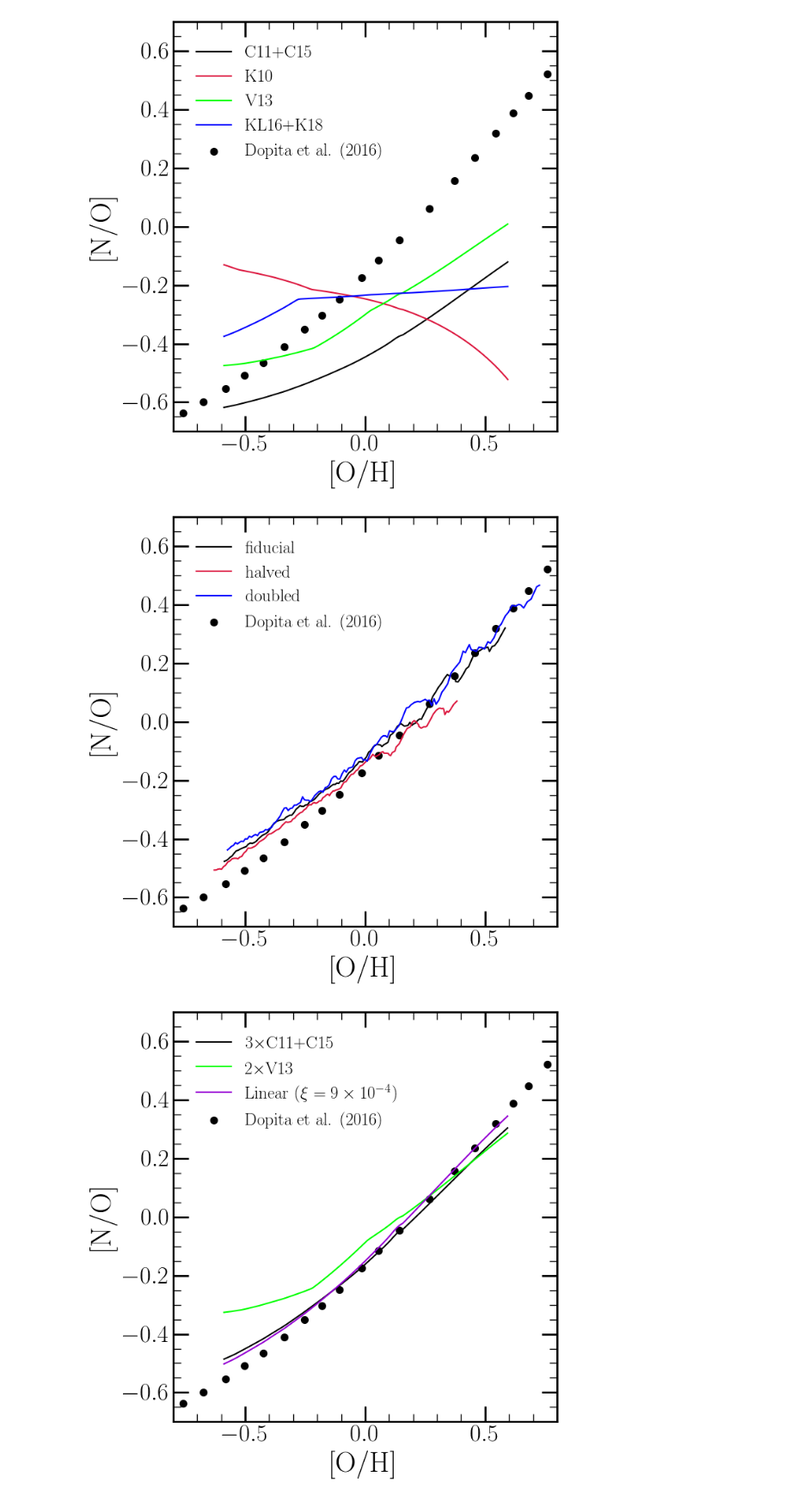
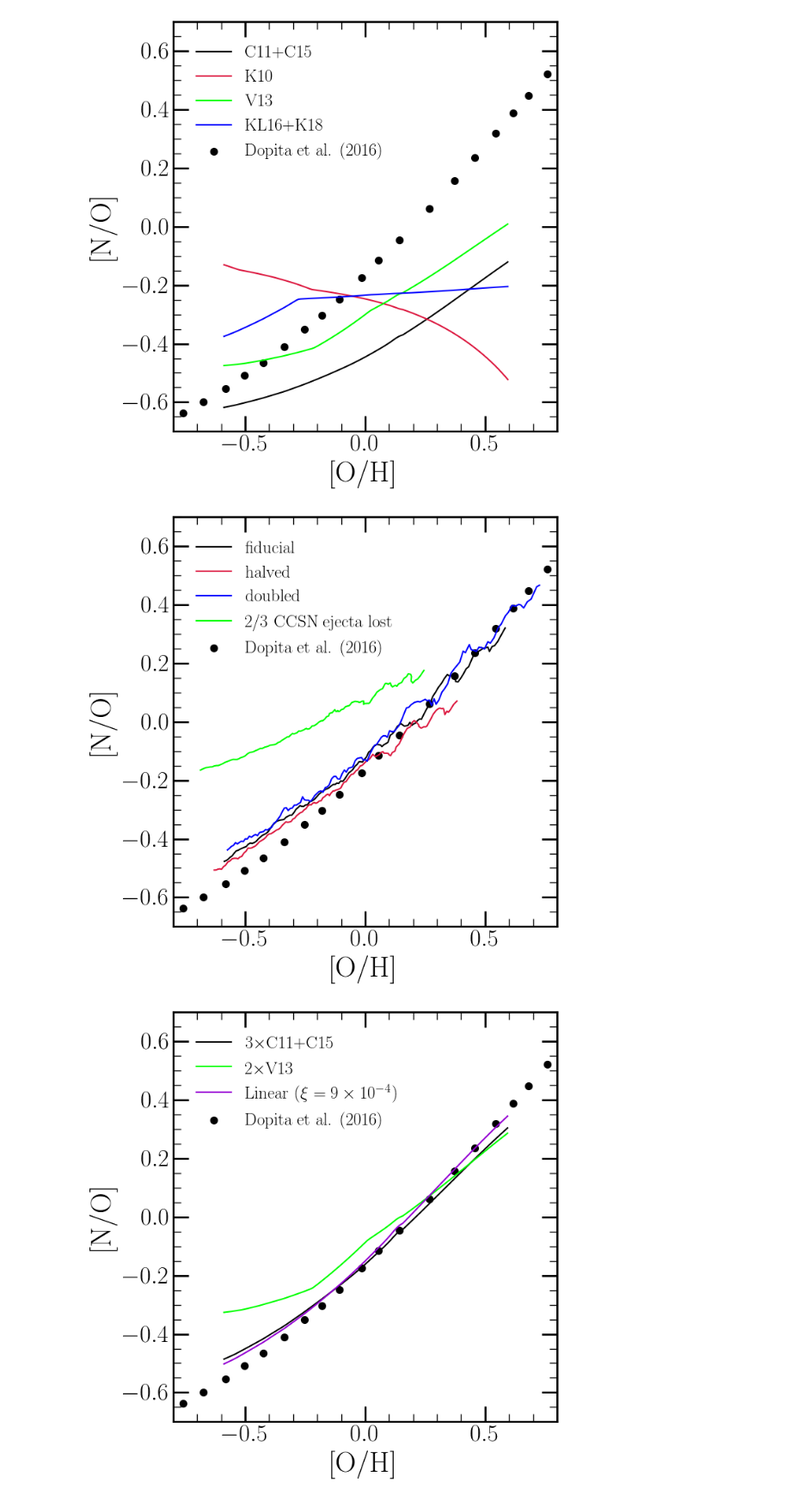
Before and after one commit to giganano/AGBmigration, a Jupyter notebook: notebooks/paper_plots.ipynb, the cells around one changed output. Shown at 86% size. Saved outputs shown, nothing was run; the diff lists cells and outputs as text; code cells hidden in the pictures.

```diff
--- a/notebooks/paper_plots.ipynb
+++ b/notebooks/paper_plots.ipynb
@@ -827,14 +827,16 @@ names = [
     "../outputs/diffusion/insideout",
     "../outputs/diffusion/halved_yields_eta",
     "../outputs/diffusion/doubled_yields_eta",
+    "../outputs/diffusion/third_yields_eta"
 ]
 outputs = [vice.output(_) for _ in names]
-colors = ["black", "crimson", "blue"]
+colors = ["black", "crimson", "blue", "lime"]
 zones = ["zone%d" % (_) for _ in range(20, 151)]
 labels = [
     "fiducial",
     "halved",
-    "doubled"
+    "doubled",
+    "2/3 CCSN ejecta lost"
 ]
 
 for i in range(len(outputs)):
@@ -842,34 +844,34 @@ for i in range(len(outputs)):
         "c": plots.mpltoolkit.named_colors()[colors[i]],
         "label": labels[i]
     }
     xvals = [outputs[i].zones[_].history["[o/h]"][-1] for _ in zones]
     yvals = [outputs[i].zones[_].history["[n/o]"][-1] for _ in zones]
     ax.plot(xvals, yvals, **kwargs)
 
 dopita2016 = src.data.read("dopita2016")
 kwargs = {
     "c": plots.mpltoolkit.named_colors()["black"],
     "marker": plots.mpltoolkit.markers()["circle"],
     "label": "Dopita et al. (2016)",
     "s": 50
 }
 ax.scatter(dopita2016["[o/h]"], dopita2016["[n/o]"], **kwargs)
 
 kwargs = {
     "loc": plots.mpltoolkit.mpl_loc("upper left"),
     "ncol": 1,
     "frameon": False,
     "fontsize": 18,
     "bbox_to_anchor": (0.02, 0.98),
 #     "handlelength": 0
 }
 leg = ax.legend(**kwargs)
 
 plt.tight_layout()
 plt.savefig("../paper/yields_eta_comp.pdf")
 plt.show()
 # %% [output]
-[figure, old version]
+[figure, new version]
 # %%
 fig = plt.figure(figsize = (7, 7), facecolor = "white")
 ax = fig.add_subplot(111, facecolor = "white")
```
Also changed, not shown: 4 other files.
